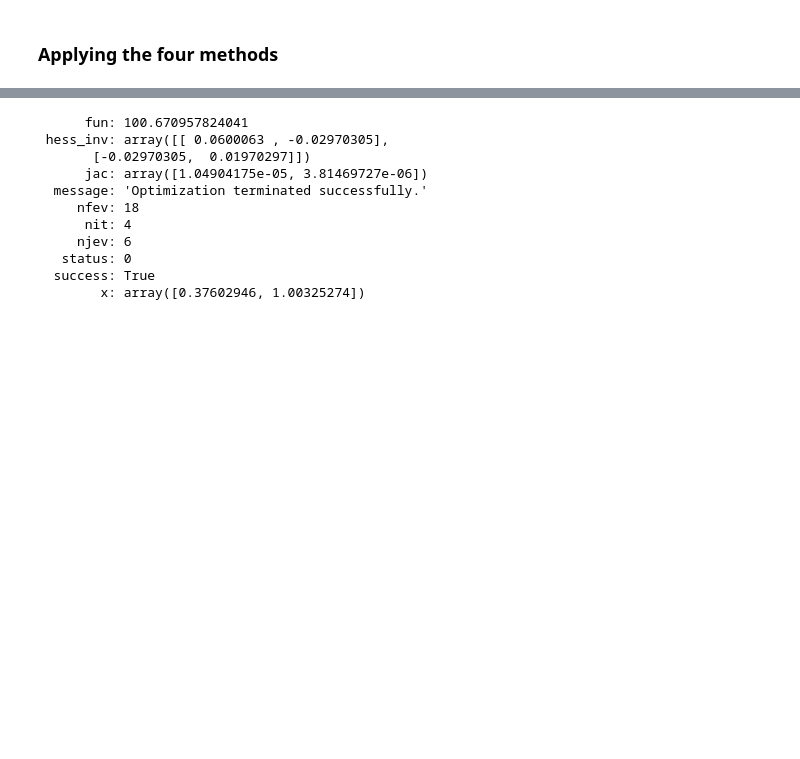
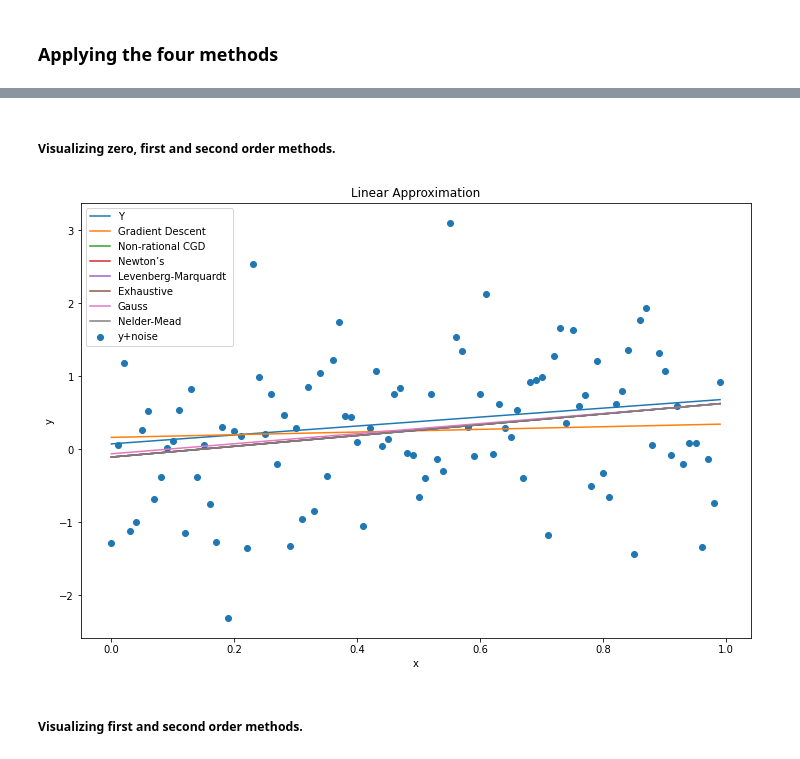
Before and after one commit to Nemat-Allah-Aloush/Algo_Tasks, a Jupyter notebook: Task 03.ipynb, the cells around one changed output, grey strips where cells are left out. Drawn from its saved outputs; the diff is of its cells as text; code cells hidden in the pictures; blank space fills up the shorter version.

Commit message:
Finalizing Task 03

```diff
--- a/Task 03.ipynb
+++ b/Task 03.ipynb
@@ -87,0 +106,14 @@ parameters_linear[2].append(abs(beta-parameters_linear[2][1]))
+# %%
+# from previous task
+res_linear_exhaustive = optimize.brute(MLS_linear, [[0, 1], [0, 1]], args=(x,y), Ns=int(1/error) + 1,full_output=True)
+res_linear_gaus = optimize.minimize(MLS_linear, [0, 0], args=(x,y), tol=error, method='Powell')
+res_linear_nm = optimize.minimize(MLS_linear, [0, 0], args=(x,y), tol=error, method='Nelder-Mead')
+parameters_linear.append([res_linear_exhaustive[0][0],res_linear_exhaustive[0][1],res_linear_exhaustive[1],0,0])
+parameters_linear.append([res_linear_gaus.x[0],res_linear_gaus.x[1],res_linear_gaus.fun,res_linear_gaus.nfev,res_linear_gaus.nit])
+parameters_linear.append([res_linear_nm.x[0],res_linear_nm.x[1],res_linear_nm.fun,res_linear_nm.nfev,res_linear_nm.nit])
+parameters_linear[4].append(abs(alpha-parameters_linear[4][0]))
+parameters_linear[4].append(abs(beta-parameters_linear[4][1]))
+parameters_linear[5].append(abs(alpha-parameters_linear[5][0]))
+parameters_linear[5].append(abs(beta-parameters_linear[5][1]))
+parameters_linear[6].append(abs(alpha-parameters_linear[6][0]))
+parameters_linear[6].append(abs(beta-parameters_linear[6][1]))
@@ -98,17 +136,26 @@ Levenberg-Marquardt  0.376029  1.00325       100.671                 18
-# %%
-res_linear_newton
-# %% [output]
-      fun: 100.670957824041
- hess_inv: array([[ 0.0600063 , -0.02970305],
-       [-0.02970305,  0.01970297]])
-      jac: array([1.04904175e-05, 3.81469727e-06])
-  message: 'Optimization terminated successfully.'
-     nfev: 18
-      nit: 4
-     njev: 6
-   status: 0
-  success: True
-        x: array([0.37602946, 1.00325274])
+# %% [markdown]
+##### Visualizing zero, first and second order methods.
+# %%
+#ploting original y data (with no nise), y data with noise, and each of the three optimization methods
+plt.figure(figsize=(12, 8))
+plt.plot(x, y_clear)
+plt.plot(x, numpy.array(res_linear_grad_des[0]*x+res_linear_grad_des[1]))
+plt.plot(x, numpy.array(res_linear_conj_grad.x[0]*x+res_linear_conj_grad.x[1]))
+plt.plot(x, numpy.array(res_linear_newton.x[0]*x+res_linear_newton.x[1]))
+plt.plot(x, numpy.array(res_linear_newton.x[0]*x+res_linear_newton.x[1]))
+plt.plot(x, numpy.array(res_linear_exhaustive[0][0]*x+res_linear_exhaustive[0][1]))
+plt.plot(x, numpy.array(res_linear_gaus.x[0]*x+res_linear_gaus.x[1]))
+plt.plot(x, numpy.array(res_linear_nm.x[0]*x+res_linear_nm.x[1]))
+plt.scatter(x, y)
+plt.legend(['Y','Gradient Descent','Non-rational CGD','Newton’s ','Levenberg-Marquardt ',"Exhaustive", "Gauss","Nelder-Mead",'y+noise'] )
+plt.title("Linear Approximation")
+plt.xlabel("x")
+plt.ylabel("y")
+plt.show()
+# %% [output]
+[figure, added]
+# %% [markdown]
+##### Visualizing first and second order methods.
 # %%
 #ploting original y data (with no nise), y data with noise, and each of the three optimization methods
 plt.figure(figsize=(12, 8))
```
Also changed, not shown: parts of 27 cells of this notebook.
